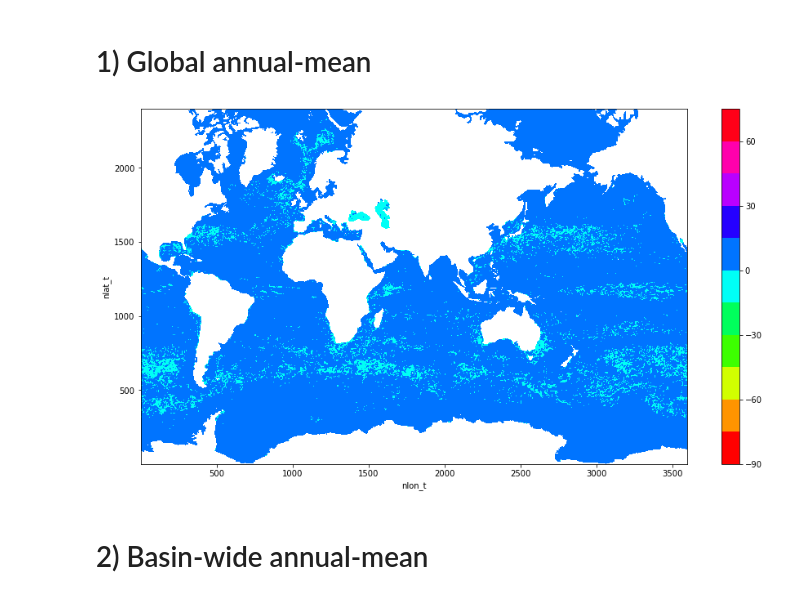
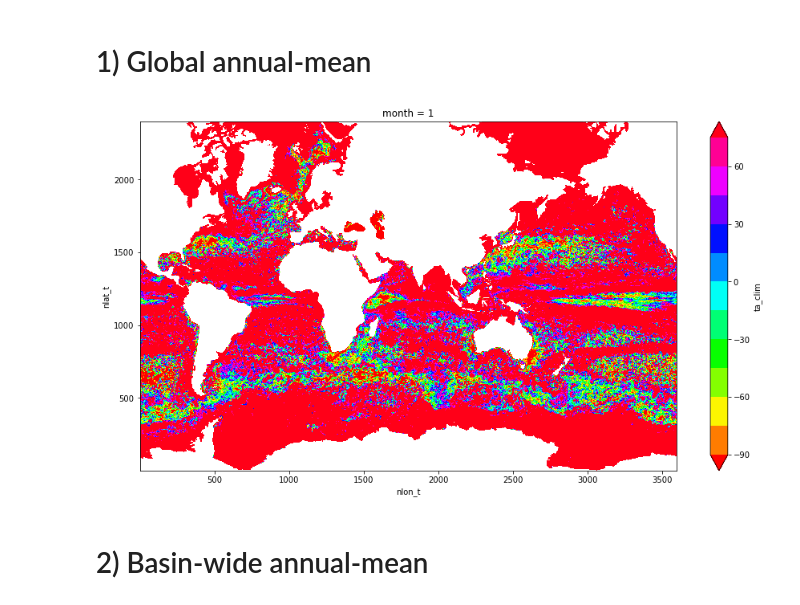
Before and after one commit to shanicetbailey/SST-gradients, a Jupyter notebook: CESM/3a_horiz_TA_figs.ipynb, the cells around one changed output. Saved outputs shown, nothing was run; the diff lists cells and outputs as text; code cells hidden in the pictures.

Commit message:
pushing latest from pangeo

```diff
--- a/CESM/3a_horiz_TA_figs.ipynb
+++ b/CESM/3a_horiz_TA_figs.ipynb
@@ -26,5 +24,5 @@ with open('/home/jovyan/chapter2/pangeo-181919-f141378dc975.json') as token_file
     token = json.load(token_file)
 gcfs_w_token = gcsfs.GCSFileSystem(token=token)
 
-ta = xr.open_zarr(gcfs_w_token.get_mapper('pangeo-tmp/stb2145/CESM/datasets/turner_angle.zarr'))
-ta
+ta_clim = xr.open_zarr(gcfs_w_token.get_mapper('pangeo-tmp/stb2145/CESM/datasets/ta_clim.zarr'))
+ta = ta_clim.ta_clim
@@ -148,5 +29,3 @@ selection = dict(time=10, nlon_t=slice(470, 1000), nlat_t=slice(0,500))
-# %%
-ta = horizontal_turner_angle()
 # %%
 ta
 # %% [output]
@@ -217,8 +85,8 @@ RuntimeWarning: Enable tracemalloc to get the object allocation traceback
 # %%
 #global turner angle
 fig, ax = plt.subplots(figsize=(15,8))
-ta_deg.isel(time=10).plot.contourf(levels=np.arange(-90, 90, 15), cmap='hsv');
+ta.isel(month=0).plot.contourf(levels=np.arange(-90, 90, 15), cmap='hsv');
 # %% [output]
-[figure, old version]
+[figure, new version]
 # %% [markdown]
 # 2) Basin-wide annual-mean <a class='anchor' id='second-bullet'> </a>
```
Also changed, not shown: parts of 14 cells of this notebook.
